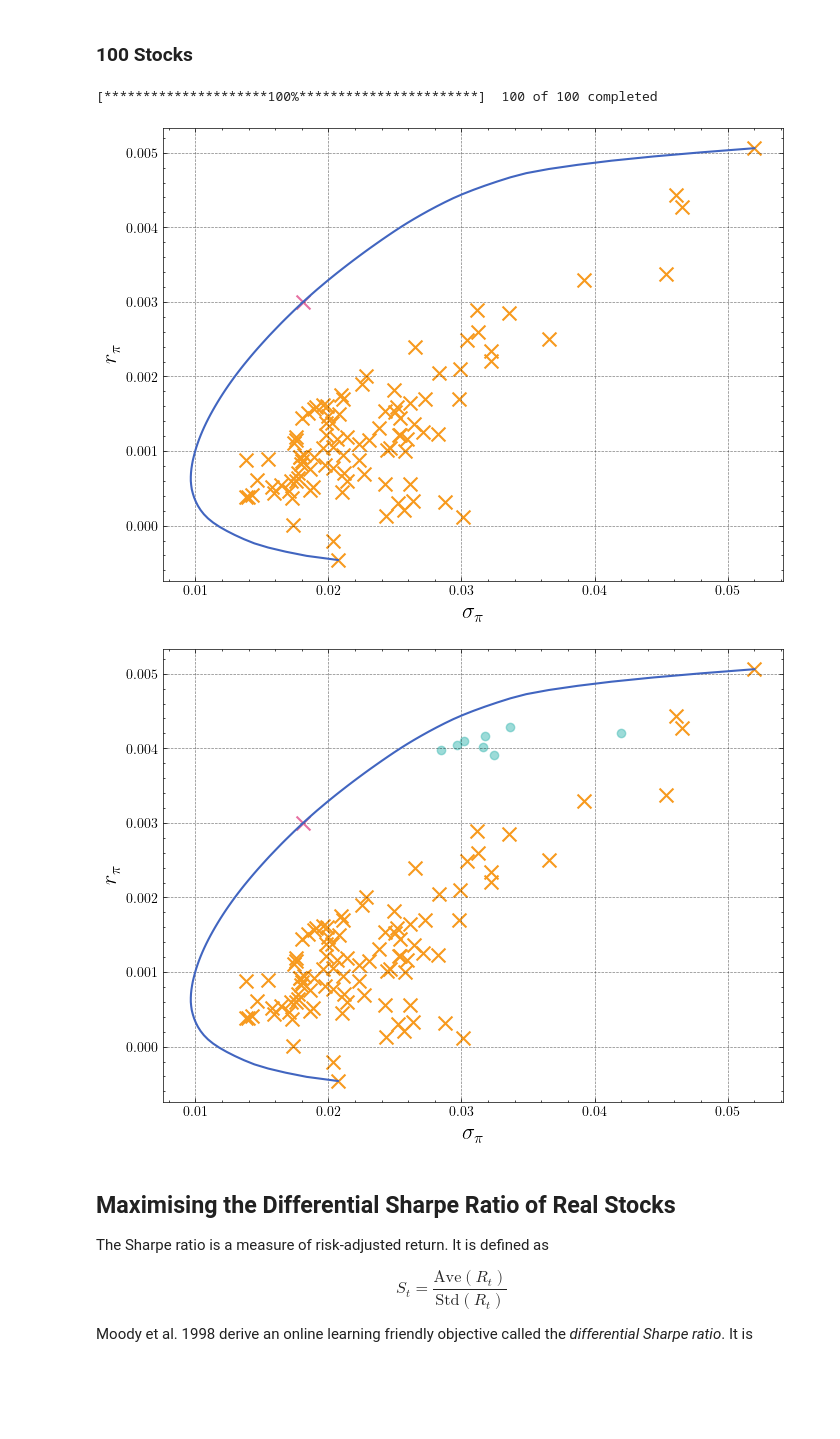
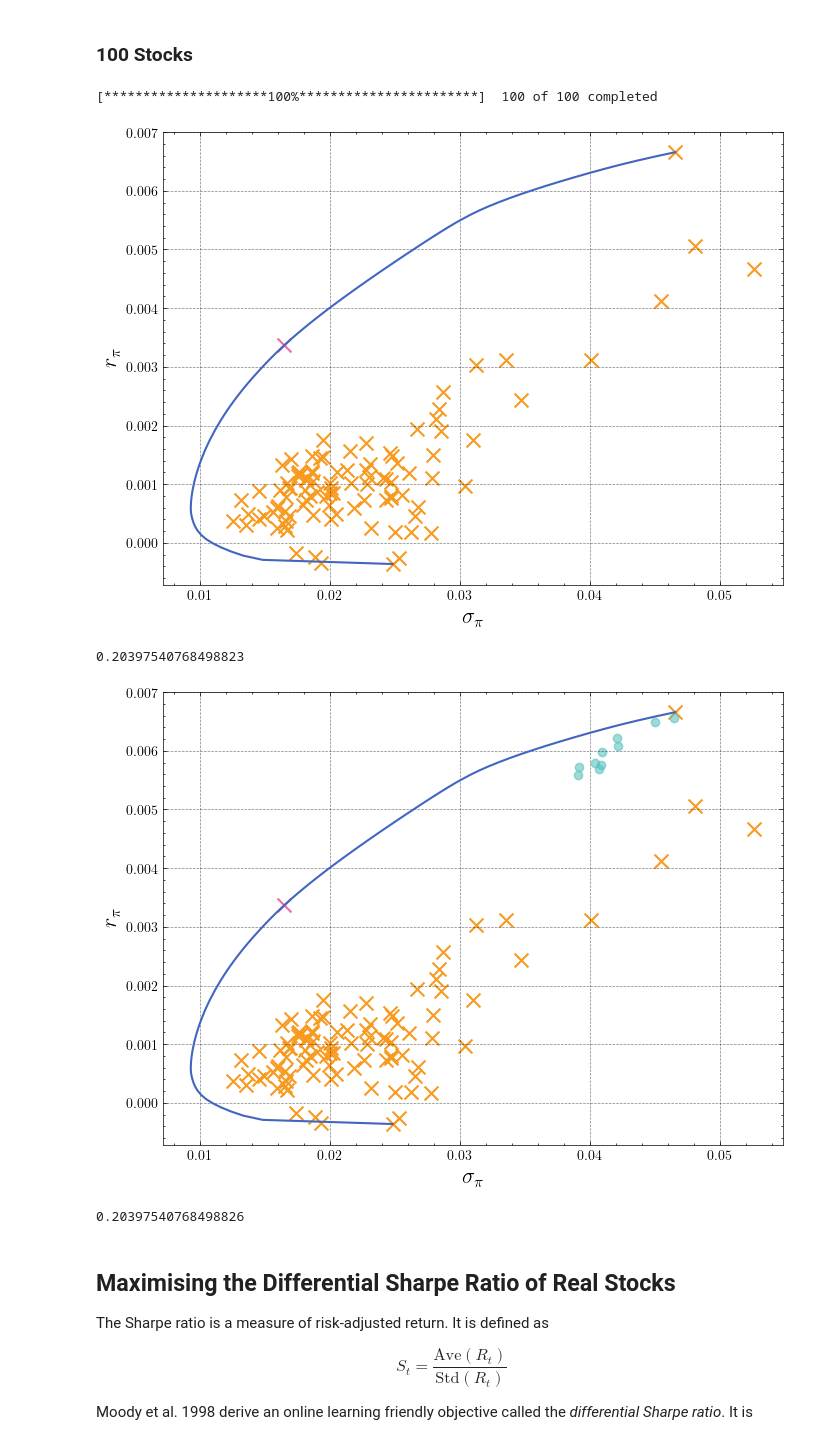
Before and after one commit to mjhoshea/portfolio-optimisation, a Jupyter notebook: notebooks/ch5/real_stocks.ipynb, the cells around one changed output. Drawn from its saved outputs; the diff is of its cells as text; code cells hidden in the pictures; blank space fills up the shorter version.

Commit message:
fix baseline

```diff
--- a/notebooks/ch5/real_stocks.ipynb
+++ b/notebooks/ch5/real_stocks.ipynb
@@ -220,13 +173,13 @@ market.plot_efficient_frontier()
 # %%
 params = {
     'n_assets': len(sampled_stocks_25),
-    'α': 10,
+    'α': 20,
     'α_end': 1,
-    'start_ep': 2000,
-    'α_decay_steps': 3000,
+    'start_ep': 4000,
+    'α_decay_steps': 4000,
     'γ': 0.1,
     'grad_adpt_mode': 'natural_gradient',
-    'returns_adpt_mode': None,
+    'returns_adpt_mode': 'avg_r_baseline',
     'parameterisation': 'softplus',
     'eps': 10000
 }
@@ -257,18 +281,18 @@ market.plot_efficient_frontier()
 # %%
 params = {
     'n_assets': len(sampled_stocks_50),
-    'α': 10,
+    'α': 20,
     'α_end': 2,
-    'start_ep': 4000,
-    'α_decay_steps': 6000,
+    'start_ep': 5000,
+    'α_decay_steps': 10000,
     'γ': 0.1,
     'grad_adpt_mode': 'natural_gradient',
     'returns_adpt_mode': None,
     'parameterisation': 'softplus',
-    'eps': 15000
+    'eps': 10000
 }
 
-p_runner = ParallelRunnerVec(market.μ, market.Σ, 10, [params], 50, reward_mode='returns')
+p_runner = ParallelRunnerVec(market.μ, market.Σ, 4, [params], 50, reward_mode='returns')
 p_runner.run_test()
 means = []
 stds = []
@@ -284,28 +309,29 @@ market.plot_efficient_frontier(stds = stds, returns = means)
 # %%
 random.shuffle(stocks)
 sampled_stocks_50 = stocks[:100]
-factory = MarketFactory(sampled_stocks_50, "2017-01-01", "2021-04-30")
+factory = MarketFactory(sampled_stocks_50, "2015-01-01", "2021-01-01")
 # %%
 market = factory.create_market()
 market.plot_efficient_frontier()
 # %% [output]
 [*********************100%***********************]  100 of 100 completed
-[figure, old version]
+[figure, new version]
+0.20397540768498823
 # %%
 params = {
     'n_assets': len(sampled_stocks_50),
     'α': 20,
-    'α_end': 2,
-    'start_ep': 5000,
-    'α_decay_steps': 5000,
+    'α_end': 4,
+    'start_ep': 8000,
+    'α_decay_steps': 8000,
     'γ': 0.1,
     'grad_adpt_mode': 'natural_gradient',
-    'returns_adpt_mode': None,
+    'returns_adpt_mode': 'avg_r_baseline',
     'parameterisation': 'softplus',
-    'eps': 20000
+    'eps': 25000
 }
 
-p_runner = ParallelRunnerVec(market.μ, market.Σ, 8, [params], 50, reward_mode='returns')
+p_runner = ParallelRunnerVec(market.μ, market.Σ, 10, [params], 50, reward_mode='returns')
 p_runner.run_test()
 means = []
 stds = []
@@ -313,9 +339,10 @@ for i in range(len(p_runner.results['0'])):
     means.append(np.mean(p_runner.results['0'][i]))
     stds.append(np.std(p_runner.results['0'][i]))
 # %%
-market.plot_efficient_frontier(stds = stds, returns = means)
+market.plot_efficient_frontier(stds = stds, returns = means, save_name='dir_100')
 # %% [output]
-[figure, old version]
+[figure, new version]
+0.20397540768498826
 # %% [markdown]
 ## Maximising the Differential Sharpe Ratio of Real Stocks
 
```
Also changed, not shown: parts of 38 cells of this notebook, 37 other files.
